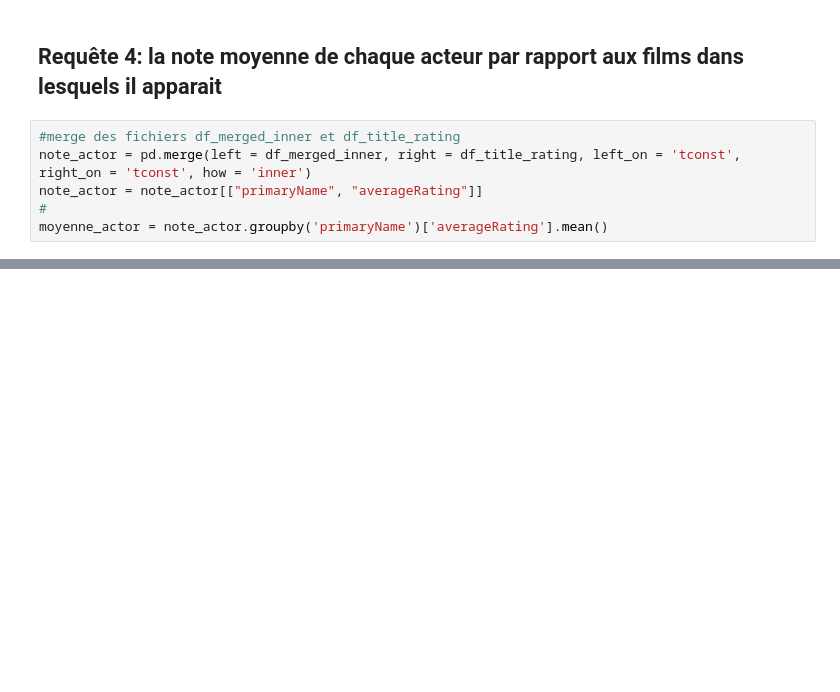
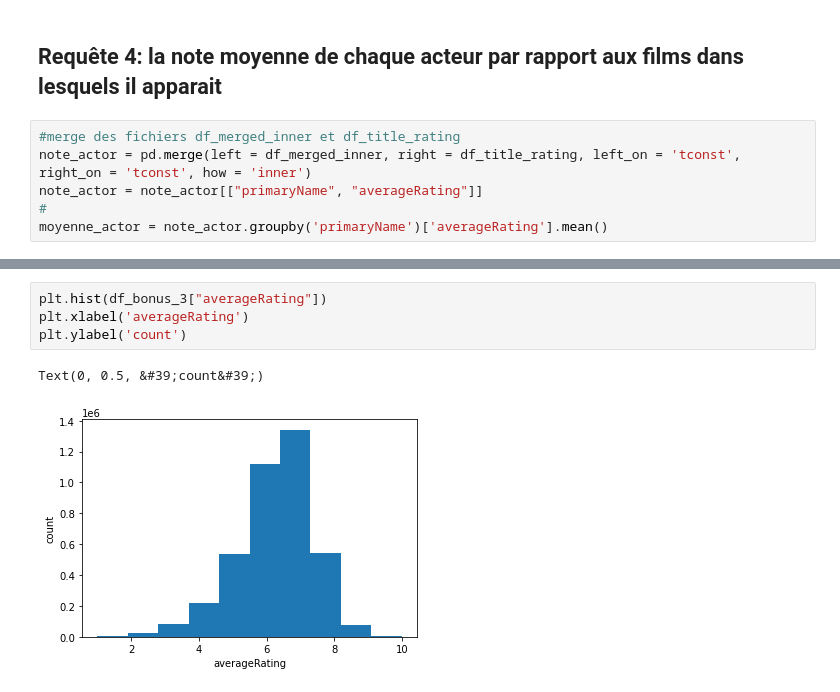
Before and after one commit to Orkaelle/Intermovie, a Jupyter notebook: inter_movie.ipynb, the cells around one changed output, grey strips where cells are left out. Saved outputs shown, nothing was run; the diff lists cells and outputs as text; blank space fills up the shorter version.

```diff
--- a/inter_movie.ipynb
+++ b/inter_movie.ipynb
@@ -113,0 +125,7 @@ del(df_title_akas)
+# %%
+plt.hist(df_bonus_3["averageRating"])
+plt.xlabel('averageRating')
+plt.ylabel('count')
+# %% [output]
+Text(0, 0.5, &#39;count&#39;)
+[figure, added]
```
Also changed, not shown: parts of 15 cells of this notebook.
